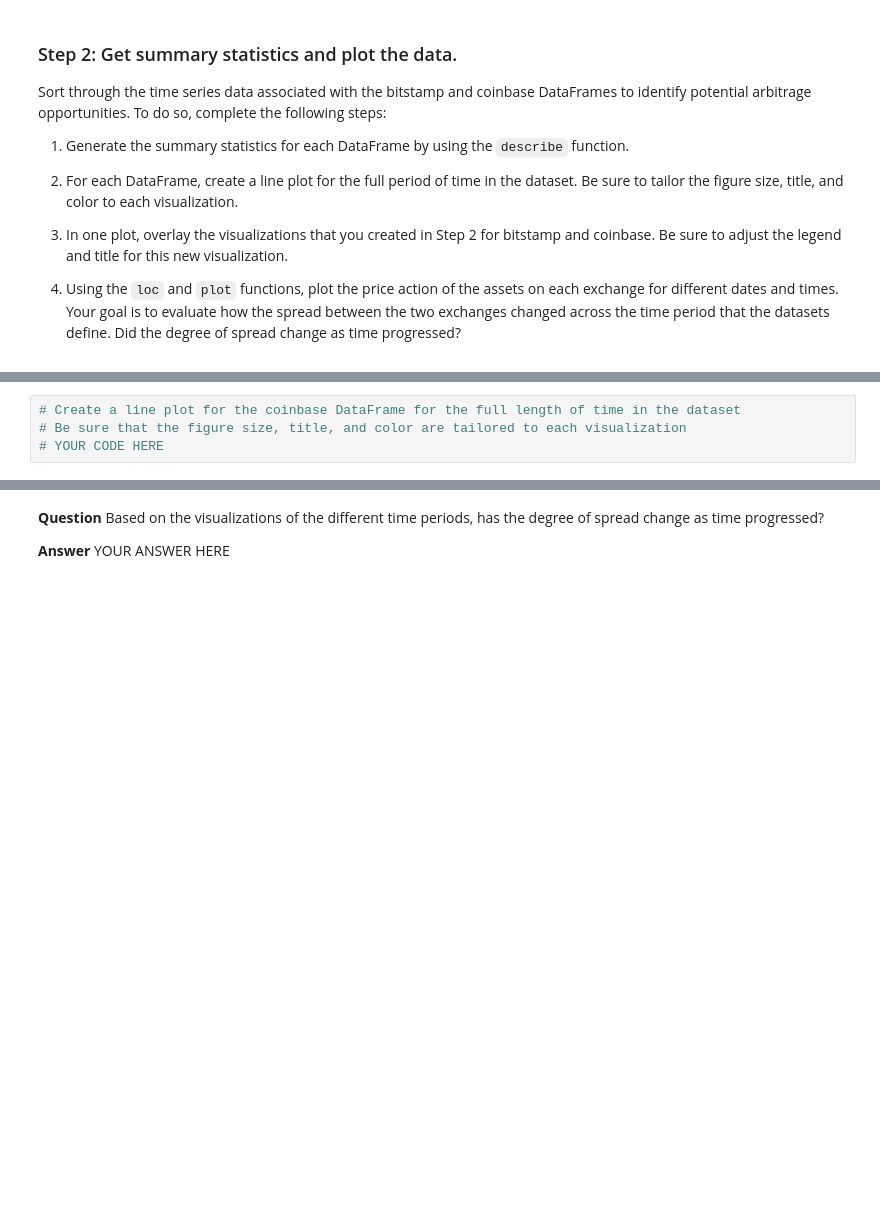
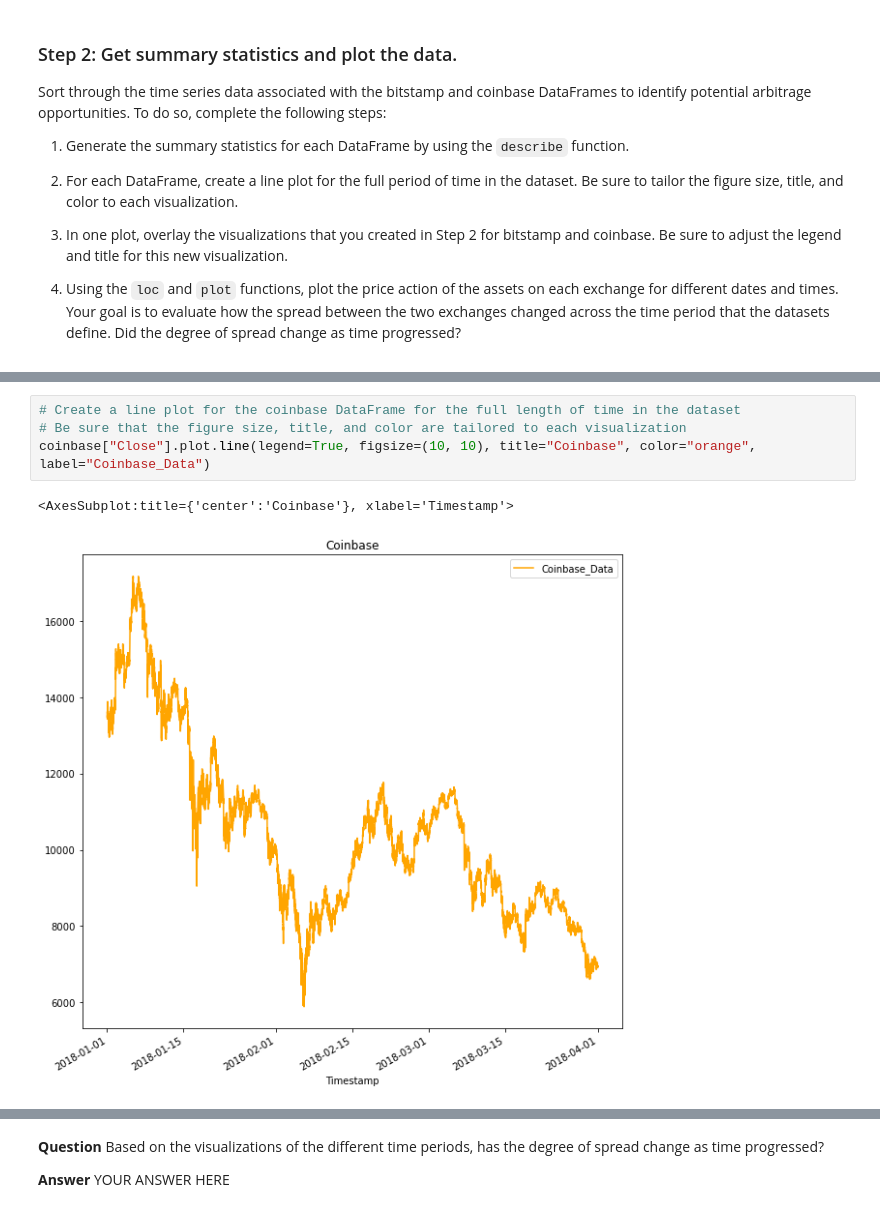
Before and after one commit to KCorstor/BTC_Arbitrage, a Jupyter notebook: crypto_arbitrage.ipynb, the cells around one changed output, grey strips where cells are left out. Saved outputs shown, nothing was run; the diff lists cells and outputs as text; blank space fills up the shorter version.

```diff
--- a/crypto_arbitrage.ipynb
+++ b/crypto_arbitrage.ipynb
@@ -255,7 +287,10 @@ Sort through the time series data associated with the bitstamp and coinbase Data
 # %%
 # Create a line plot for the coinbase DataFrame for the full length of time in the dataset
 # Be sure that the figure size, title, and color are tailored to each visualization
-# YOUR CODE HERE
+coinbase["Close"].plot.line(legend=True, figsize=(10, 10), title="Coinbase", color="orange", label="Coinbase_Data")
+# %% [output]
+<AxesSubplot:title={'center':'Coinbase'}, xlabel='Timestamp'>
+[figure, added]
 # %%
 # Overlay the visualizations for the bitstamp and coinbase DataFrames in one plot
 # The plot should visualize the prices over the full lenth of the dataset
```
Also changed, not shown: parts of 9 cells of this notebook.
